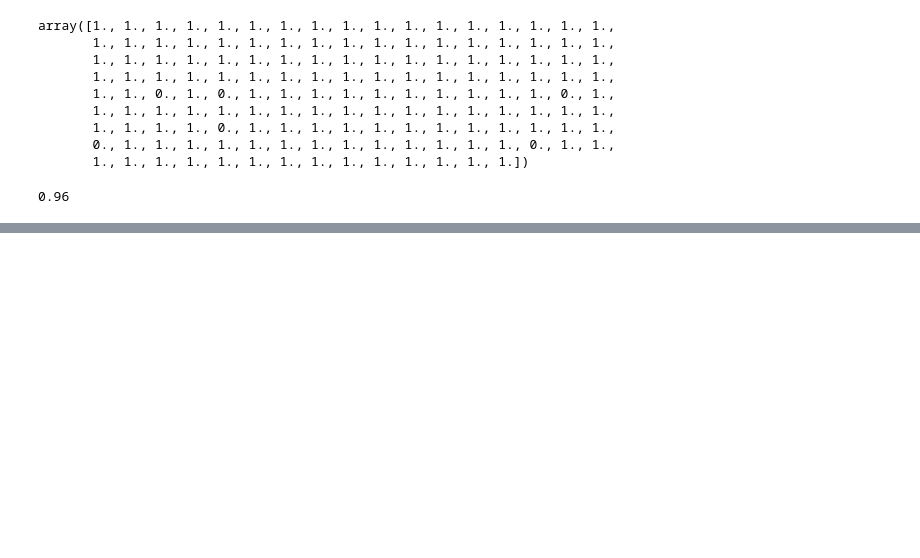
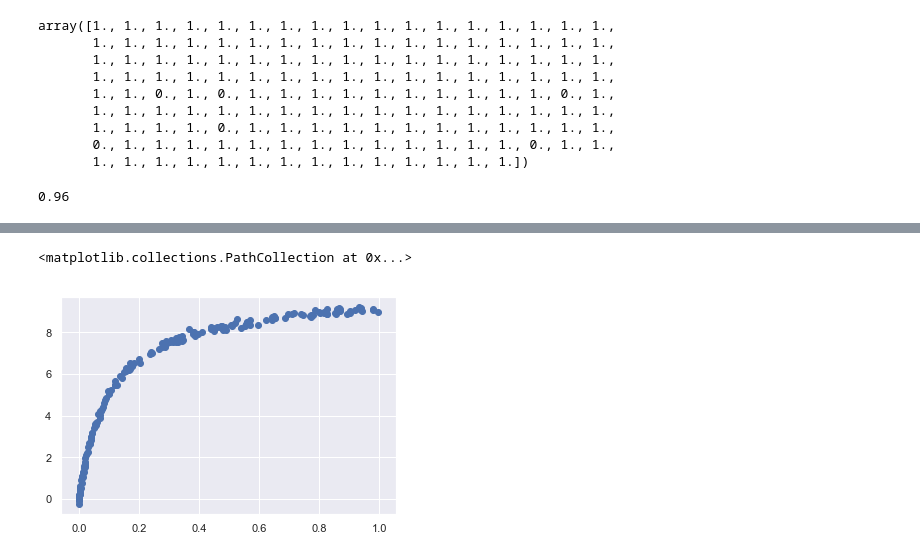
Before and after one commit to KartnDev/Python-Templates, a Jupyter notebook: DataScience/notes_2.ipynb, the cells around one changed output, grey strips where cells are left out. Drawn from its saved outputs; the diff is of its cells as text; code cells hidden in the pictures; blank space fills up the shorter version.

```diff
--- a/DataScience/notes_2.ipynb
+++ b/DataScience/notes_2.ipynb
@@ -69,0 +134,8 @@ scores.mean()
+# %%
+#теперь сгенерируем 200 точек
+#покажем зависимость от размера обучающейся последовательности
+X2, y2 = make_data(200)
+plt.scatter(X2.ravel(), y2)
+# %% [output]
+<matplotlib.collections.PathCollection at 0x...>
+[figure, added]
```
Also changed, not shown: parts of 7 cells of this notebook.
